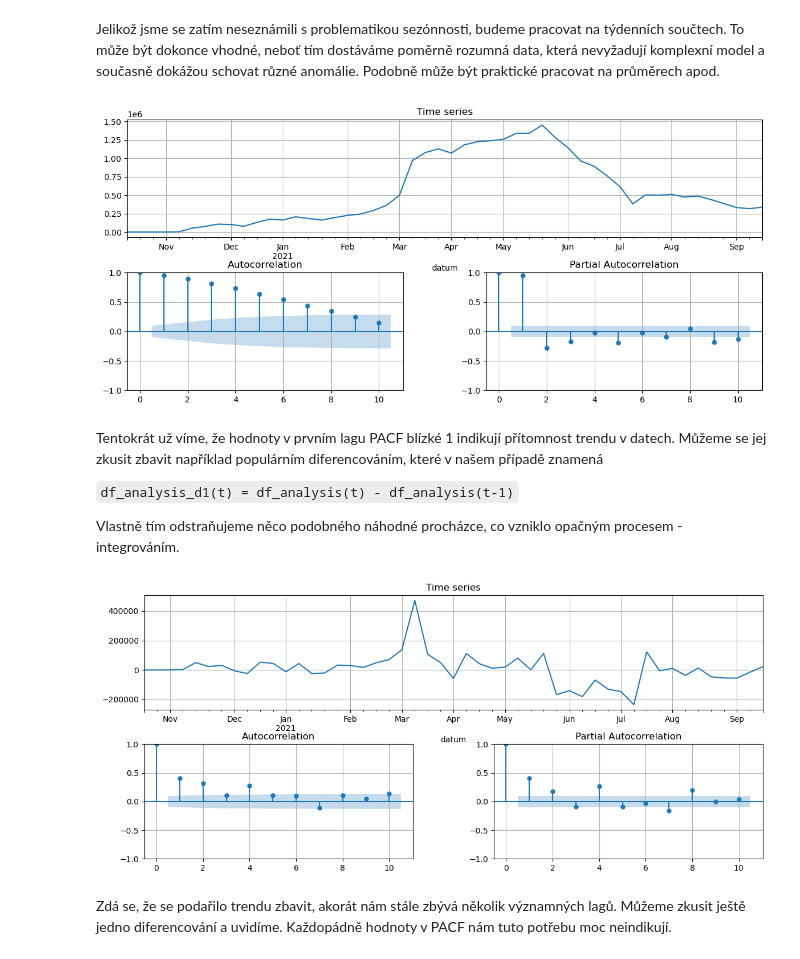
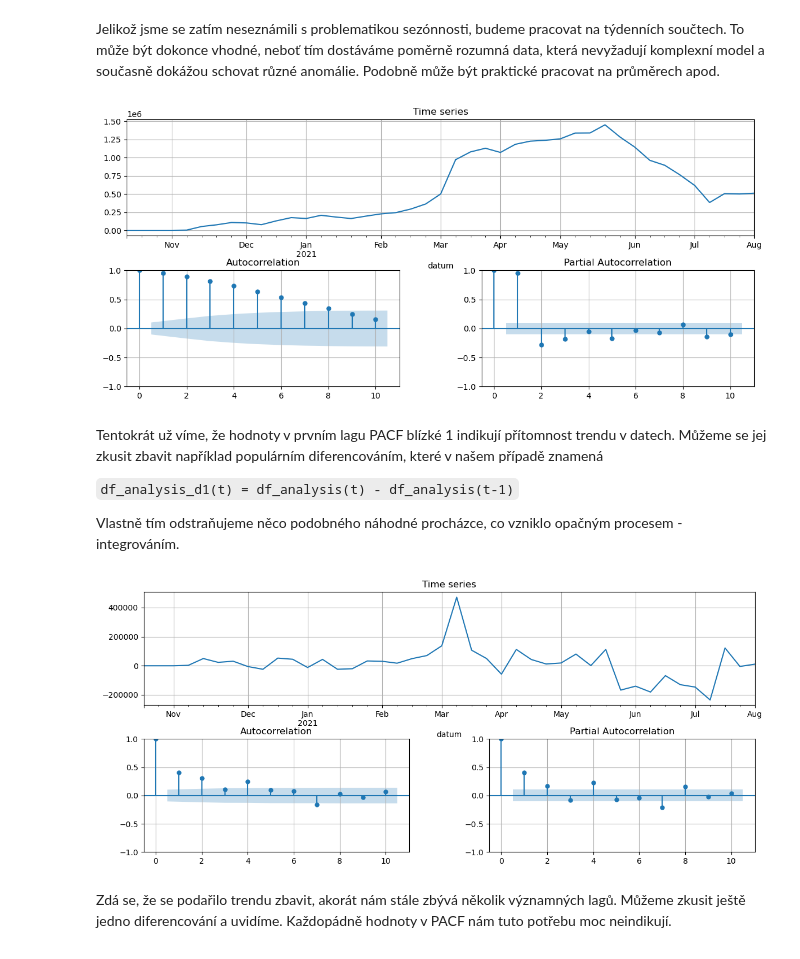
Before and after one commit to kamil-dedecius/mi-scr, a Jupyter notebook: cviceni/4_lab/1_ARIMA_solved.ipynb, the cells around one changed output. Cells and saved outputs as stored; diff of their text form; code cells hidden in the pictures.

```diff
--- a/cviceni/4_lab/1_ARIMA_solved.ipynb
+++ b/cviceni/4_lab/1_ARIMA_solved.ipynb
@@ -47,10 +47,12 @@ tsplot(df, lags=10)
 # %% [markdown]
 Jelikož jsme se zatím neseznámili s problematikou sezónnosti, budeme pracovat na týdenních součtech. To může být dokonce vhodné, neboť tím dostáváme poměrně rozumná data, která nevyžadují komplexní model a současně dokážou schovat různé anomálie. Podobně může být praktické pracovat na průměrech apod.
 # %%
-df_analysis = df.resample('W').sum()
+df_analysis_full = df.resample('W').sum()
+analysis_to_date = '2021-08-01'
+df_analysis = df_analysis_full.loc[:analysis_to_date]
 tsplot(df_analysis, lags=10)
 # %% [output]
-[figure, old version]
+[figure, new version]
 # %% [markdown]
 Tentokrát už víme, že hodnoty v prvním lagu PACF blízké 1 indikují přítomnost trendu v datech. Můžeme se jej zkusit zbavit například populárním diferencováním, které v našem případě znamená
 
@@ -62,7 +64,7 @@ Vlastně tím odstraňujeme něco podobného náhodné procházce, co vzniklo op
 df_analysis_d1 = df_analysis.diff().dropna()
 tsplot(df_analysis_d1, lags=10)
 # %% [output]
-[figure, old version]
+[figure, new version]
 # %% [markdown]
 Zdá se, že se podařilo trendu zbavit, akorát nám stále zbývá několik významných lagů. Můžeme zkusit ještě jedno diferencování a uvidíme. Každopádně hodnoty v PACF nám tuto potřebu moc neindikují.
 # %%
```
Also changed, not shown: parts of 11 cells of this notebook.
